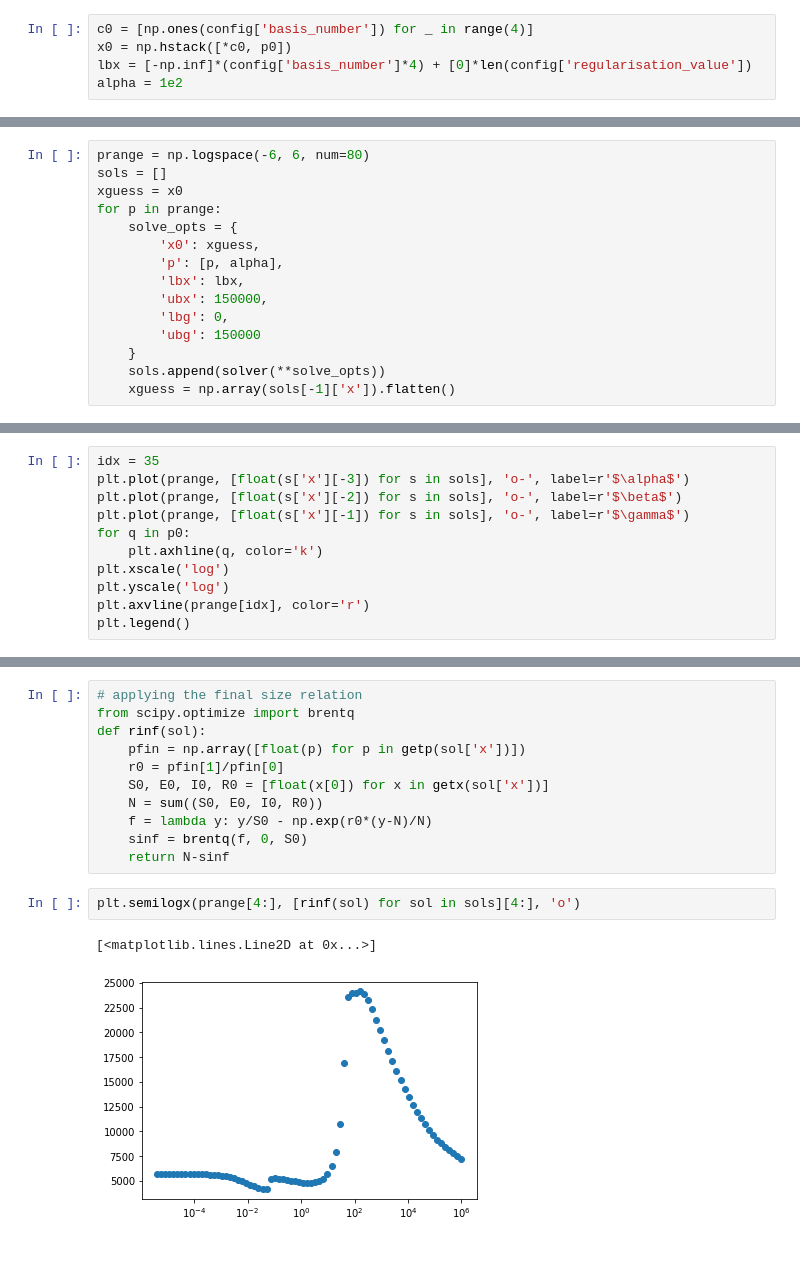
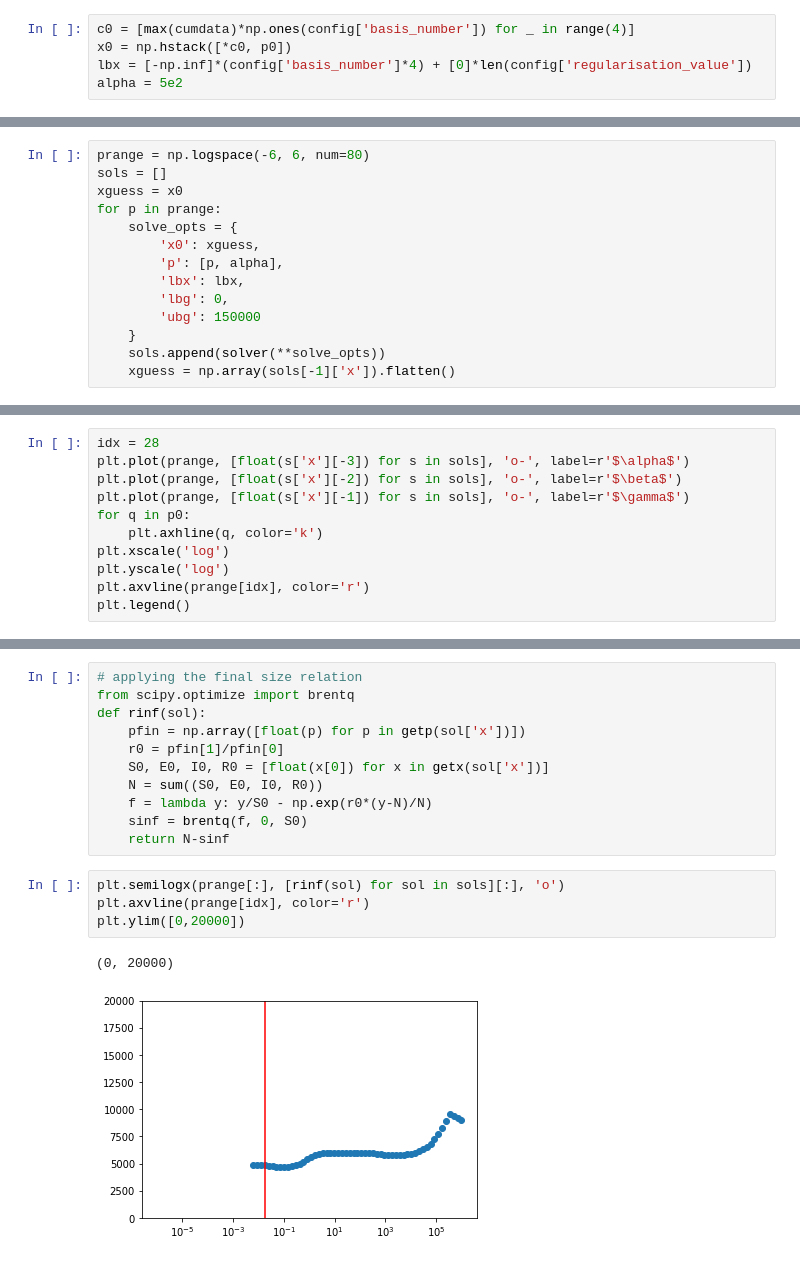
Before and after one commit to dwu402/pypei, a Jupyter notebook: samoa.ipynb, the cells around one changed output, grey strips where cells are left out. Drawn from its saved outputs; the diff is of its cells as text.

```diff
--- a/samoa.ipynb
+++ b/samoa.ipynb
@@ -89,10 +94,10 @@ f2_ex = ca.Function('f2_ex', [solver_setup['x']], [objective.obj_2])
 getx = ca.Function('getx', [solver_setup['x']], model.xs)
 getp = ca.Function('getx', [solver_setup['x']], model.ps)
 # %%
-c0 = [np.ones(config['basis_number']) for _ in range(4)]
+c0 = [max(cumdata)*np.ones(config['basis_number']) for _ in range(4)]
 x0 = np.hstack([*c0, p0])
 lbx = [-np.inf]*(config['basis_number']*4) + [0]*len(config['regularisation_value'])
-alpha = 1e2
+alpha = 5e2
 # %%
 pure_solve = solver(x0=x0, p=[0, 0], lbx=lbx, lbg=0)
 # %% [output]
@@ -129,7 +134,6 @@ for p in prange:
         'x0': xguess,
         'p': [p, alpha],
         'lbx': lbx,
-        'ubx': 150000,
         'lbg': 0,
         'ubg': 150000
     }
@@ -156,2 +160,13 @@ Total number of equality constraints.................:        0
 # %%
 fsvals = np.array([(float(f1_ex(s['x'])), float(f2_ex(s['x']))) for s in sols])
+# %%
+idx = 28
+plt.plot(prange, [float(s['x'][-3]) for s in sols], 'o-', label=r'$\alpha$')
+plt.plot(prange, [float(s['x'][-2]) for s in sols], 'o-', label=r'$\beta$')
+plt.plot(prange, [float(s['x'][-1]) for s in sols], 'o-', label=r'$\gamma$')
+for q in p0:
+    plt.axhline(q, color='k')
+plt.xscale('log')
+plt.yscale('log')
+plt.axvline(prange[idx], color='r')
+plt.legend()
@@ -164,11 +181,0 @@ plt.loglog(*fsvals[35], 'ro')
-# %%
-idx = 35
-plt.plot(prange, [float(s['x'][-3]) for s in sols], 'o-', label=r'$\alpha$')
-plt.plot(prange, [float(s['x'][-2]) for s in sols], 'o-', label=r'$\beta$')
-plt.plot(prange, [float(s['x'][-1]) for s in sols], 'o-', label=r'$\gamma$')
-for q in p0:
-    plt.axhline(q, color='k')
-plt.xscale('log')
-plt.yscale('log')
-plt.axvline(prange[idx], color='r')
-plt.legend()
@@ -201,8 +205,10 @@ def rinf(sol):
     sinf = brentq(f, 0, S0)
     return N-sinf
 # %%
-plt.semilogx(prange[4:], [rinf(sol) for sol in sols][4:], 'o')
+plt.semilogx(prange[:], [rinf(sol) for sol in sols][:], 'o')
+plt.axvline(prange[idx], color='r')
+plt.ylim([0,20000])
 # %% [output]
-[<matplotlib.lines.Line2D at 0x...>]
+(0, 20000)
-[figure, old version]
+[figure, new version]
 # %%
```
Also changed, not shown: parts of 26 cells of this notebook, 1 other file.
